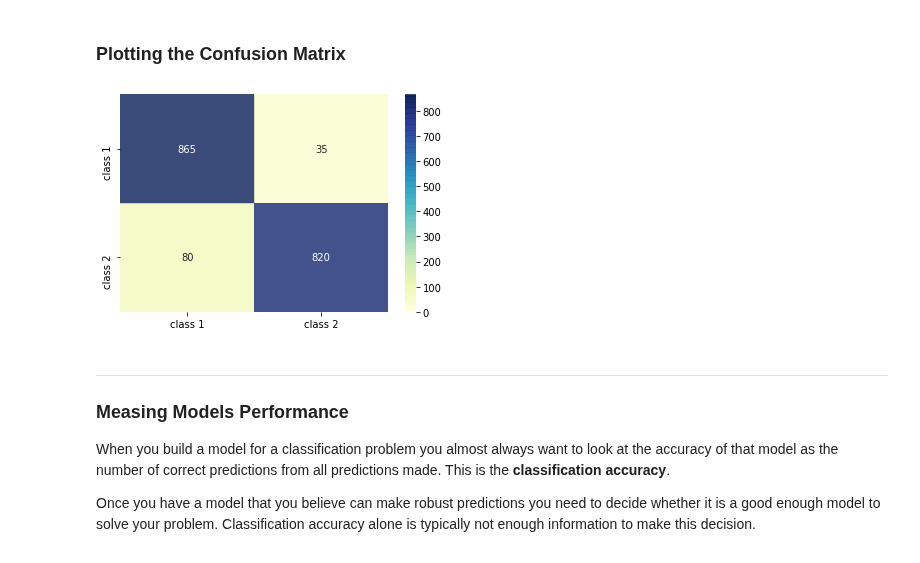
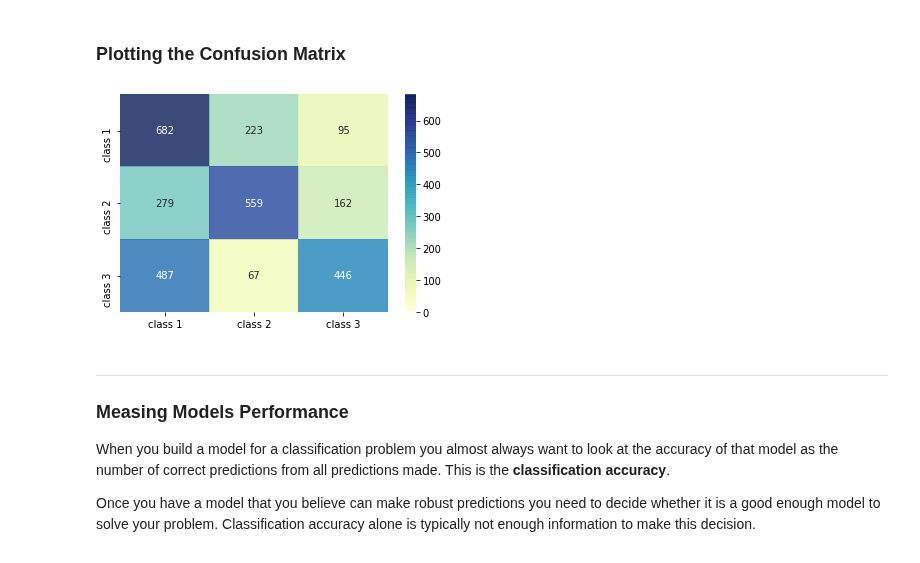
Before and after one commit to ImranNust/Spring2021_CS_ANN_Class, a Jupyter notebook: Lecture4_ShallowAndDeepNetowks/Module6_MultiClassClassification.ipynb, the cells around one changed output. Drawn from its saved outputs; the diff is of its cells as text; code cells hidden in the pictures.

Commit message:
Added a simple model to solve the multi-class classification problem.

```diff
--- a/Lecture4_ShallowAndDeepNetowks/Module6_MultiClassClassification.ipynb
+++ b/Lecture4_ShallowAndDeepNetowks/Module6_MultiClassClassification.ipynb
@@ -60,3 +38,16 @@ for j in loc[0]:
+# %%
+np.random.seed(0)
+no_of_features  = 2
+no_of_classes = 3
+no_of_samples = 1000
+X = np.zeros((no_of_samples*no_of_classes, no_of_features))
+y = np.zeros(no_of_samples*no_of_classes)
+for j in range(no_of_classes):
+  ix = range(no_of_samples*j, no_of_samples*(j+1))
+  r = np.linspace(0.0,1,no_of_samples)
+  t = np.linspace(j*4,(j+1)*4,no_of_samples) + np.random.randn(no_of_samples)*0.2
+  X[ix] = np.c_[r*np.sin(t), r*np.cos(t)]
+  y[ix] = j
 # %% [markdown]
 ---
 ### View the dataset
@@ -104,17 +119,14 @@ ___
 
 Let's define a simple model, which consists of a single layer with single neuron. Further details are in the below code.
 # %%
-model = Sequential(name = 'Model')
-model.add(Dense(units = 64,  activation='tanh', input_shape=(2,),name='Layer_1'))
-model.add(Dense(units = 64,  activation='tanh', name='Layer_2'))
-model.add(Dense(units = 64,  activation='tanh', name='Layer_3'))
-model.add(Dense(units = 1, activation='sigmoid', name = 'Layer_4'))
-print(model.summary())
-
-model.compile(optimizer=Adam(learning_rate=0.01),
-                     loss=BinaryCrossentropy(),
+simple_model = Sequential(name = 'Simple-Model')
+simple_model.add(Dense(units = 3, activation='softmax', input_shape = (2, ), name = 'Layer_1'))
+print(simple_model.summary())
+simple_model.compile(optimizer=Adam(learning_rate=0.01),
+                     loss=tf.keras.losses.SparseCategoricalCrossentropy(),
                      metrics=['accuracy'])
 
 # Let's train for 100 epochs
-history = model.fit(x=x, y=y1, verbose=0, epochs=100)
+y_cat = tf.keras.utils.to_categorical(y)
+history = simple_model.fit(x=X, y=y, verbose=0, epochs=100)
 # %% [output]
@@ -189,15 +185,16 @@ It is visible that our model is not successful in seperating the two classes, bu
 ### Plotting the Confusion Matrix
 # %%
 import seaborn as sns
-x_axis_labels = ['class 1', 'class 2'] # labels for x-axis
-y_axis_labels = ['class 1', 'class 2'] # labels for y-axis
-y_pred = model.predict(x, verbose=0)
+x_axis_labels = ['class 1', 'class 2', 'class 3'] # labels for x-axis
+y_axis_labels = ['class 1', 'class 2', 'class 3'] # labels for y-axis
+y_pred = simple_model.predict(X, verbose=0)
 y_pred = np.where(y_pred > 0.5, 1,0)
-sns.heatmap(pd.DataFrame(confusion_matrix(y1, y_pred)),
+y_pred_sparse = np.argmax(y_pred, axis = 1) # converting from hot-encoded to sparse representation
+sns.heatmap(pd.DataFrame(confusion_matrix(y, y_pred_sparse)),
             annot=True, fmt='d', cmap='YlGnBu',
             alpha=0.8, vmin=0, xticklabels=x_axis_labels, yticklabels=y_axis_labels);
 # %% [output]
-[figure, old version]
+[figure, new version]
 # %% [markdown]
 ***
 ### Measing Models Performance
```
Also changed, not shown: parts of 15 cells of this notebook.
